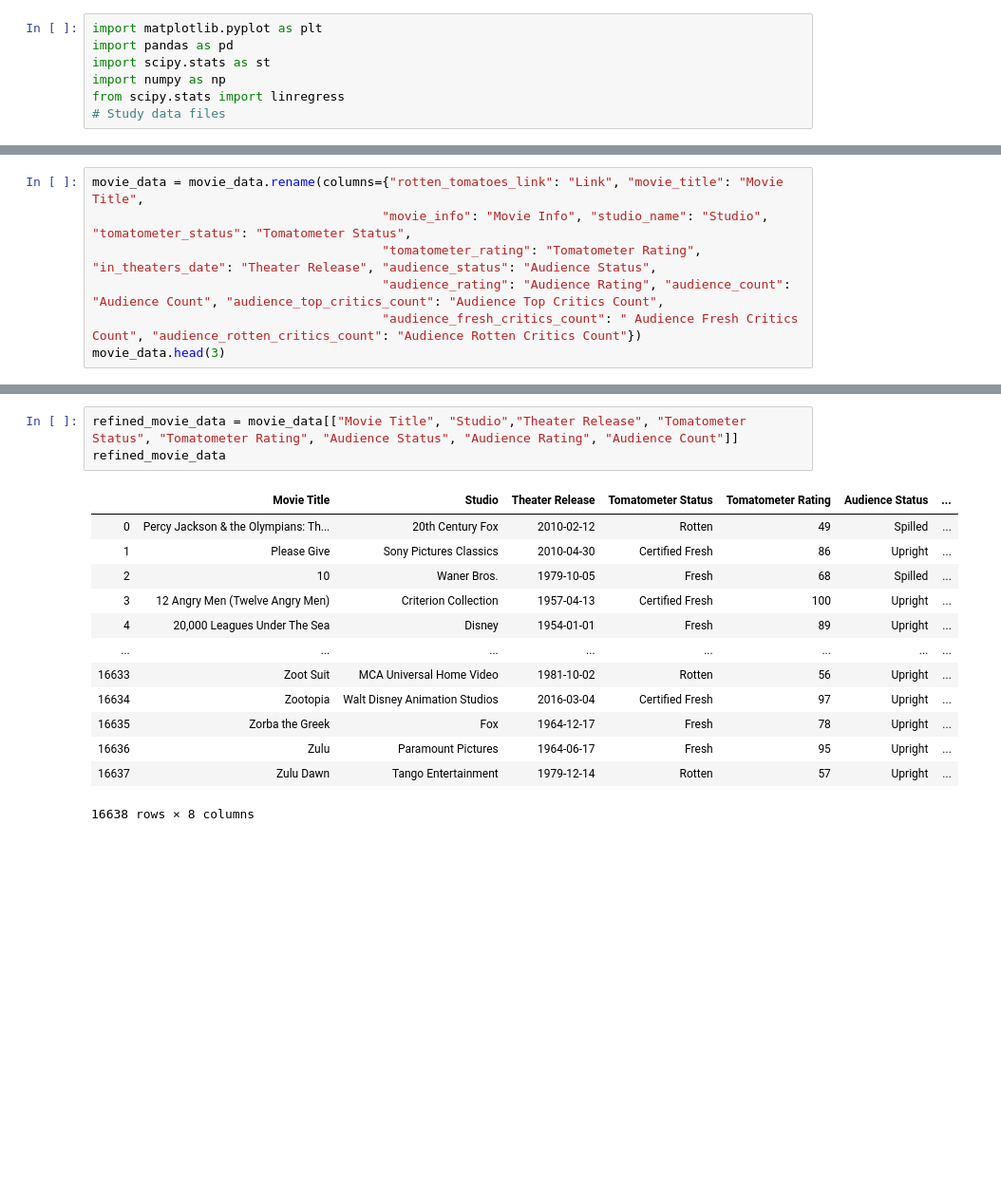
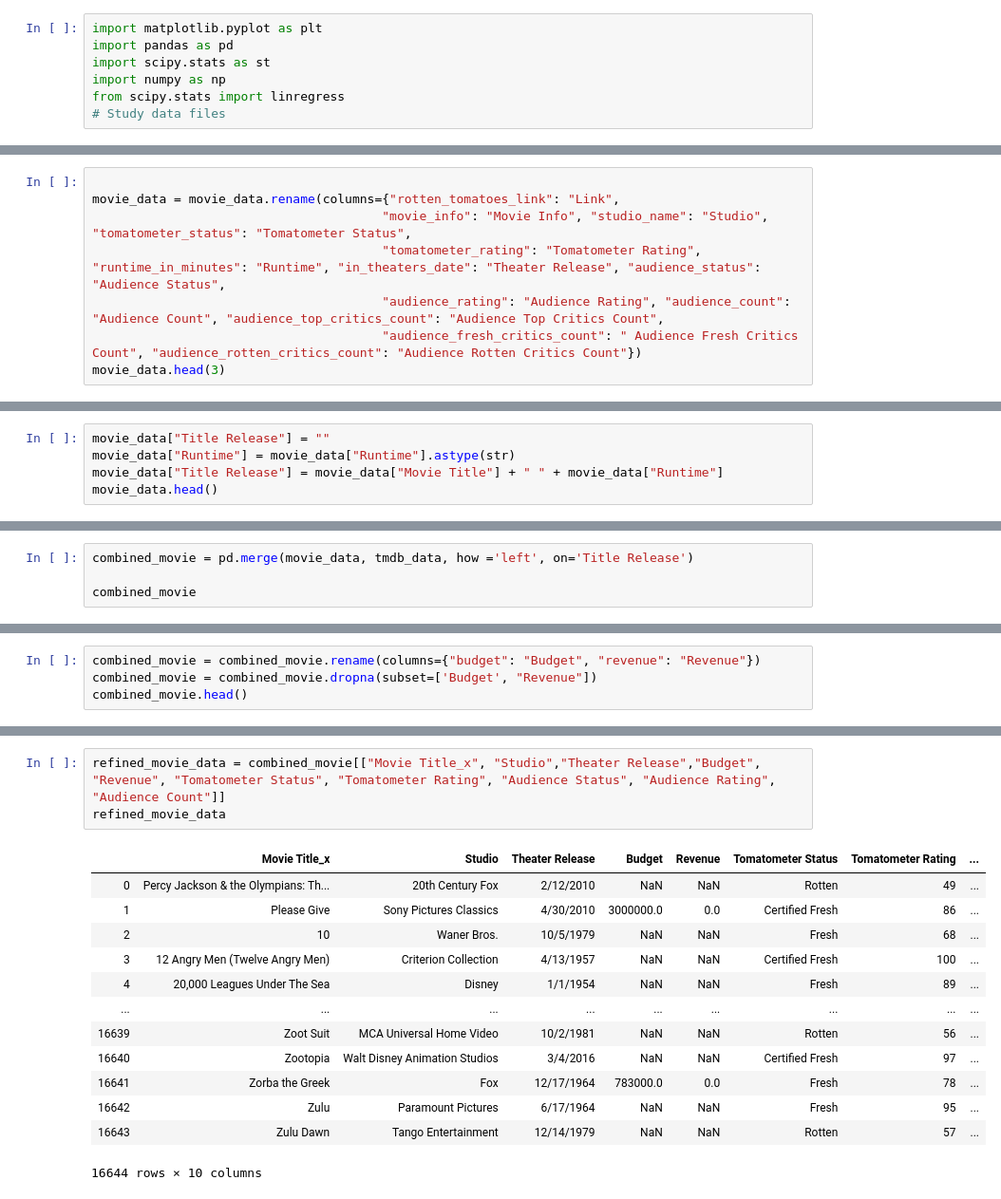
Before and after one commit to Vulshock/project-one, a Jupyter notebook: Rotten Tomatoes.ipynb, the cells around one changed output, grey strips where cells are left out. Shown at 95% size. Saved outputs shown, nothing was run; the diff lists cells and outputs as text; blank space fills up the shorter version.

```diff
--- a/Rotten Tomatoes.ipynb
+++ b/Rotten Tomatoes.ipynb
@@ -21,7 +45,8 @@ movie_data.head()
 # %%
-movie_data = movie_data.rename(columns={"rotten_tomatoes_link": "Link", "movie_title": "Movie Title",
+
+movie_data = movie_data.rename(columns={"rotten_tomatoes_link": "Link",
                                        "movie_info": "Movie Info", "studio_name": "Studio", "tomatometer_status": "Tomatometer Status",
-                                       "tomatometer_rating": "Tomatometer Rating", "in_theaters_date": "Theater Release", "audience_status": "Audience Status",
+                                       "tomatometer_rating": "Tomatometer Rating", "runtime_in_minutes": "Runtime", "in_theaters_date": "Theater Release", "audience_status": "Audience Status",
                                        "audience_rating": "Audience Rating", "audience_count": "Audience Count", "audience_top_critics_count": "Audience Top Critics Count",
                                        "audience_fresh_critics_count": " Audience Fresh Critics Count", "audience_rotten_critics_count": "Audience Rotten Critics Count"})
 movie_data.head(3)
@@ -33,0 +76,5 @@ movie_data.head(3)
+# %%
+movie_data["Title Release"] = ""
+movie_data["Runtime"] = movie_data["Runtime"].astype(str)
+movie_data["Title Release"] = movie_data["Movie Title"] + " " + movie_data["Runtime"]
+movie_data.head()
@@ -33,0 +89,4 @@ movie_data.head(3)
+# %%
+combined_movie = pd.merge(movie_data, tmdb_data, how ='left', on='Title Release')
+
+combined_movie
@@ -33,0 +107,4 @@ movie_data.head(3)
+# %%
+combined_movie = combined_movie.rename(columns={"budget": "Budget", "revenue": "Revenue"})
+combined_movie = combined_movie.dropna(subset=['Budget', "Revenue"])
+combined_movie.head()
@@ -34,17 +119,17 @@ movie_data.head(3)
 # %%
-refined_movie_data = movie_data[["Movie Title", "Studio","Theater Release", "Tomatometer Status", "Tomatometer Rating", "Audience Status", "Audience Rating", "Audience Count"]]
+refined_movie_data = combined_movie[["Movie Title_x", "Studio","Theater Release","Budget", "Revenue", "Tomatometer Status", "Tomatometer Rating", "Audience Status", "Audience Rating", "Audience Count"]]
 refined_movie_data
 # %% [output]
-|  | Movie Title | Studio | Theater Release | Tomatometer Status | Tomatometer Rating | Audience Status | ... |
-| 0 | Percy Jackson & the Olympians: Th... | 20th Century Fox | 2010-02-12 | Rotten | 49 | Spilled | ... |
-| 1 | Please Give | Sony Pictures Classics | 2010-04-30 | Certified Fresh | 86 | Upright | ... |
-| 2 | 10 | Waner Bros. | 1979-10-05 | Fresh | 68 | Spilled | ... |
-| 3 | 12 Angry Men (Twelve Angry Men) | Criterion Collection | 1957-04-13 | Certified Fresh | 100 | Upright | ... |
-| 4 | 20,000 Leagues Under The Sea | Disney | 1954-01-01 | Fresh | 89 | Upright | ... |
-| ... | ... | ... | ... | ... | ... | ... | ... |
-| 16633 | Zoot Suit | MCA Universal Home Video | 1981-10-02 | Rotten | 56 | Upright | ... |
-| 16634 | Zootopia | Walt Disney Animation Studios | 2016-03-04 | Certified Fresh | 97 | Upright | ... |
-| 16635 | Zorba the Greek | Fox | 1964-12-17 | Fresh | 78 | Upright | ... |
-| 16636 | Zulu | Paramount Pictures | 1964-06-17 | Fresh | 95 | Upright | ... |
-| 16637 | Zulu Dawn | Tango Entertainment | 1979-12-14 | Rotten | 57 | Upright | ... |
+|  | Movie Title_x | Studio | Theater Release | Budget | Revenue | Tomatometer Status | Tomatometer Rating | ... |
+| 0 | Percy Jackson & the Olympians: Th... | 20th Century Fox | 2/12/2010 | NaN | NaN | Rotten | 49 | ... |
+| 1 | Please Give | Sony Pictures Classics | 4/30/2010 | 3000000.0 | 0.0 | Certified Fresh | 86 | ... |
+| 2 | 10 | Waner Bros. | 10/5/1979 | NaN | NaN | Fresh | 68 | ... |
+| 3 | 12 Angry Men (Twelve Angry Men) | Criterion Collection | 4/13/1957 | NaN | NaN | Certified Fresh | 100 | ... |
+| 4 | 20,000 Leagues Under The Sea | Disney | 1/1/1954 | NaN | NaN | Fresh | 89 | ... |
+| ... | ... | ... | ... | ... | ... | ... | ... | ... |
+| 16639 | Zoot Suit | MCA Universal Home Video | 10/2/1981 | NaN | NaN | Rotten | 56 | ... |
+| 16640 | Zootopia | Walt Disney Animation Studios | 3/4/2016 | NaN | NaN | Certified Fresh | 97 | ... |
+| 16641 | Zorba the Greek | Fox | 12/17/1964 | 783000.0 | 0.0 | Fresh | 78 | ... |
+| 16642 | Zulu | Paramount Pictures | 6/17/1964 | NaN | NaN | Fresh | 95 | ... |
+| 16643 | Zulu Dawn | Tango Entertainment | 12/14/1979 | NaN | NaN | Rotten | 57 | ... |
-16638 rows × 8 columns
+16644 rows × 10 columns
```
Also changed, not shown: parts of 10 cells of this notebook, 1 other file.
